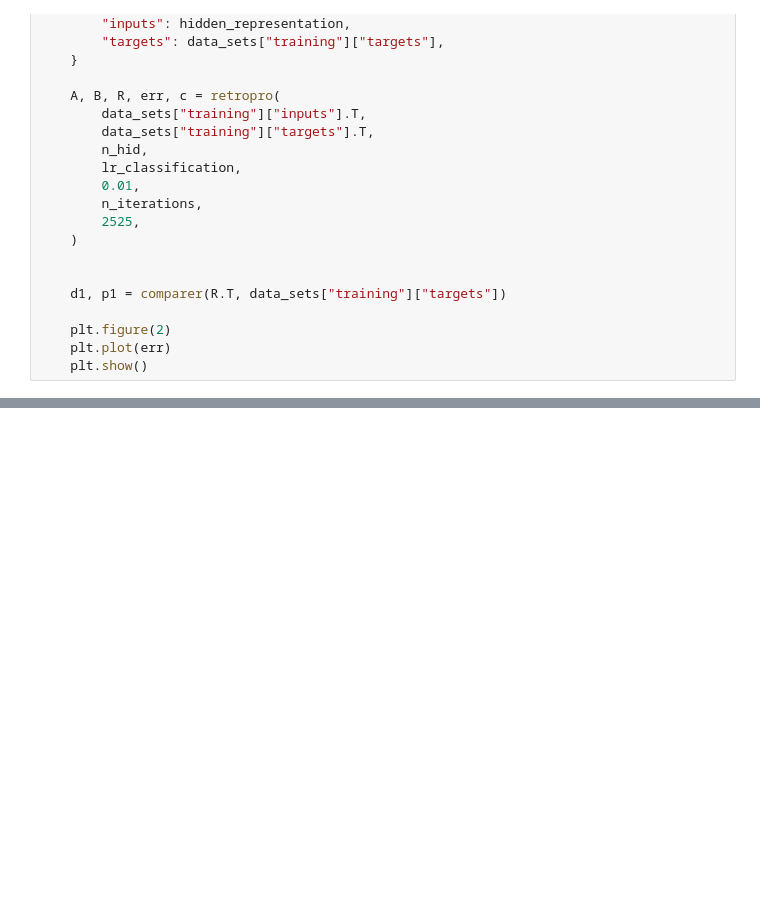
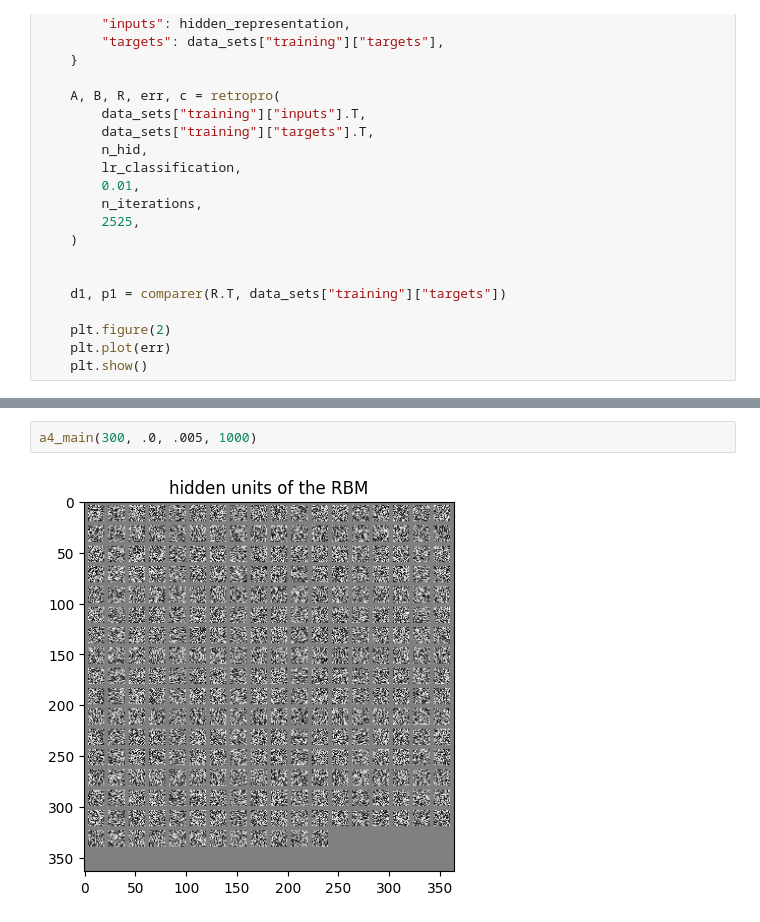
Before and after one commit to valentinagliozzi/NNCourse, a Jupyter notebook: a4.ipynb, the cells around one changed output, grey strips where cells are left out. Cells and saved outputs as stored; diff of their text form; blank space fills up the shorter version.

```diff
--- a/a4.ipynb
+++ b/a4.ipynb
@@ -273,2 +291,6 @@ data_10_cases = sample_bernoulli(temp["inputs"])
+# %%
+a4_main(300, .0, .005, 1000)
+# %% [output]
+[figure, added]
 # %%
 a4_main(300, .02, .005, 1000)
```
Also changed, not shown: parts of 4 cells of this notebook.
